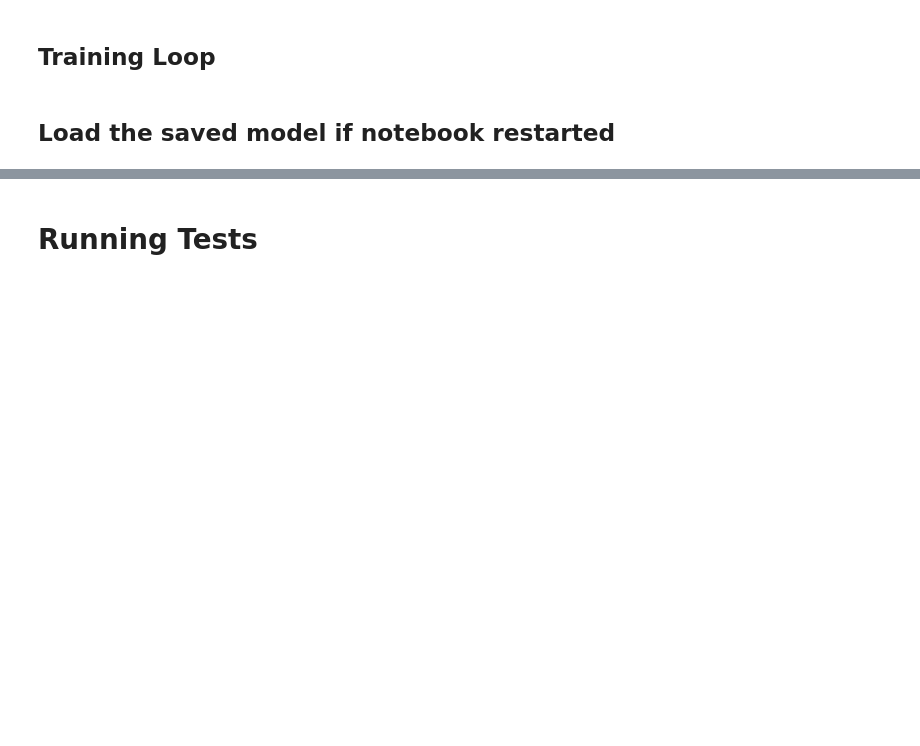
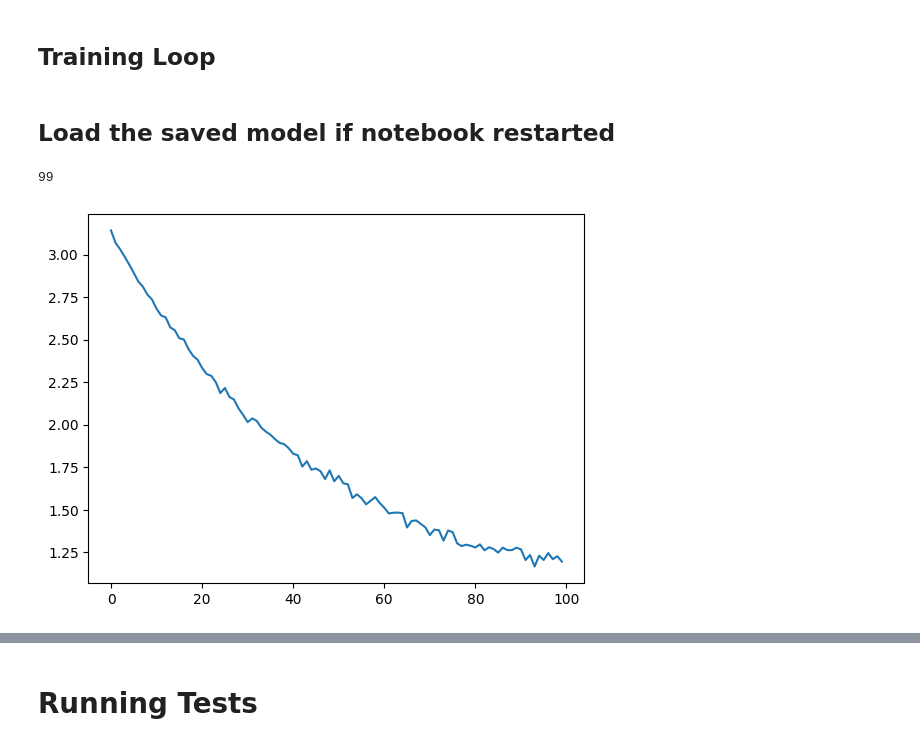
Before and after one commit to Bikash9841/Transformer-Based-Translation-From-NSL-Video2Text, a Jupyter notebook: transformer-based-translation-from-nsl-video2text.ipynb, the cells around one changed output, grey strips where cells are left out. Cells and saved outputs as stored; diff of their text form; code cells hidden in the pictures; blank space fills up the shorter version.

```diff
--- a/transformer-based-translation-from-nsl-video2text.ipynb
+++ b/transformer-based-translation-from-nsl-video2text.ipynb
@@ -767,9 +809,19 @@ def run_validation(model, validation_ds, tokenizer_tgt, max_len, device, print_m
 # %% [markdown]
 ## Load the saved model if notebook restarted
 # %%
-saved_model=torch.load("/kaggle/working/1_e_train.pt")
+saved_model=torch.load("/kaggle/working/99_mtrain.pt")
 # %%
 v2t_model=saved_model['model'].to(device)
+# %%
+saved_model['epoch']
+# %% [output]
+99
+# %%
+import matplotlib.pyplot as plt
+plt.plot(saved_model['train_loss'])
+plt.show()
+# %% [output]
+[figure, added]
 # %%
 from tqdm import tqdm
 
```
Also changed, not shown: parts of 20 cells of this notebook.
